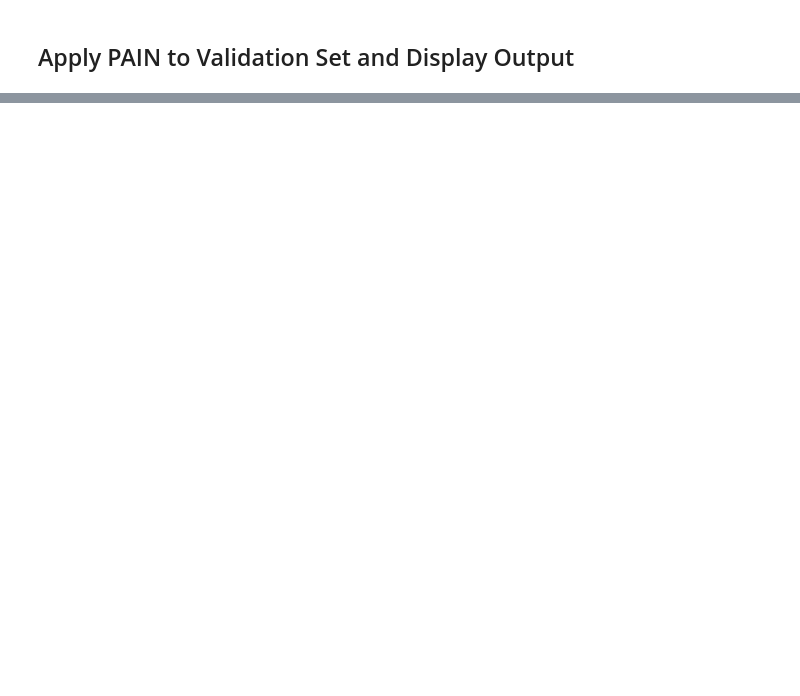
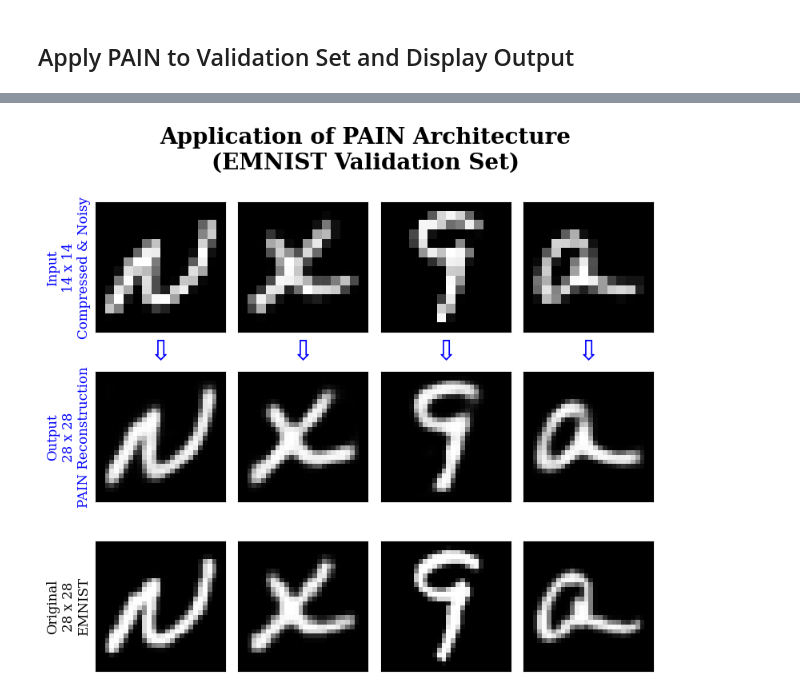
Before and after one commit to FS-CodeBase/Deep-Learning-Architectures-for-CompressedNoisy-Image-Signal-Recovery, a Jupyter notebook: pain_emnist_tf.ipynb, the cells around one changed output, grey strips where cells are left out. Saved outputs shown, nothing was run; the diff lists cells and outputs as text; code cells hidden in the pictures; blank space fills up the shorter version.

```diff
--- a/pain_emnist_tf.ipynb
+++ b/pain_emnist_tf.ipynb
@@ -291,4 +351,4 @@ plt.show()
 ## Apply PAIN to Validation Set and Display Output
 # %%
 # Apply PAIN to all validation data inputs
-pred_valid_out = PAIN.predict(noisy_valid)
+pred_valid_out = PAIN.predict(noisy_valid[0:100])
@@ -298,37 +360,41 @@ fig, axes = plt.subplots(3, 4, figsize=(9, 8))
 axes      = axes.flatten()
 
 # Add title
-fig.suptitle('Application of PAIN Architecture\n(Validation Set)',fontsize=20,fontweight='bold', fontfamily='serif')
+fig.suptitle('Application of PAIN Architecture\n(EMNIST Validation Set)',fontsize=20,fontweight='bold', fontfamily='serif')
 
 # Shift window through validation dataset
 sft_idx = 0
 
 # Plot noisy and decompressed realizations in each subplot
 for idx in range(4):
     # Plot noisy
     axes[idx].imshow(noisy_valid[idx+sft_idx].reshape(cmp_dim,cmp_dim),cmap='gray')
     axes[idx].set_xticks([]) # Remove xticklabels
     axes[idx].set_yticks([]) # Remove yticklabels
     axes[idx].set_xlabel('⇩',fontdict={'fontsize': 25, 'fontweight': 'bold', 'fontfamily': 'serif', 'color':'blue'})
 
     # Plot decompressed with PAIN
     axes[idx+4].imshow(pred_valid_out[idx+sft_idx].reshape(28,28),cmap='gray')
     axes[idx+4].set_xticks([]) # Remove xticklabels
     axes[idx+4].set_yticks([]) # Remove yticklabels
 
     # Plot original
     axes[idx+8].imshow(clean_valid[idx+sft_idx].reshape(28,28),cmap='gray')
     axes[idx+8].set_xticks([]) # Remove xticklabels
     axes[idx+8].set_yticks([]) # Remove yticklabels
 
 # Set ylables
-# axes[0].set_ylabel(f'{cmp_dim} x {cmp_dim}\n(Pre-Input)\nCompressed',fontdict={'fontsize': 12, 'fontfamily': 'serif'})
-axes[0].set_ylabel(f'{cmp_dim} x {cmp_dim}\n(Input)\nCompressed & Noisy',fontdict={'fontsize': 12, 'fontfamily': 'serif', 'color':'blue'})
-axes[4].set_ylabel('28 x 28\n(Output)\nPAIN Reconstruction',fontdict={'fontsize': 12, 'fontfamily': 'serif', 'color':'blue'})
-axes[8].set_ylabel('28 x 28\n(Original)\nEMNIST',fontdict={'fontsize': 12, 'fontfamily': 'serif'})
+axes[0].set_ylabel(f'Input\n{cmp_dim} x {cmp_dim}\nCompressed & Noisy',fontdict={'fontsize': 12, 'fontfamily': 'serif', 'color':'blue'})
+axes[4].set_ylabel(f'Output\n{out_dim} x {out_dim}\nPAIN Reconstruction',fontdict={'fontsize': 12, 'fontfamily': 'serif', 'color':'blue'})
+axes[8].set_ylabel(f'Original\n{out_dim} x {out_dim}\nEMNIST',fontdict={'fontsize': 12, 'fontfamily': 'serif'})
 
 # Adjust layout to decrease padding between subplots
 plt.subplots_adjust(wspace=0.1, hspace=0.1)
 
+# Save results
+plt.savefig(f'{imdir}/{imfile}_{cmp_dim}x{cmp_dim}_valid_PAIN.png')
+
 # Display the figure
 plt.show()
+# %% [output]
+[figure, added]
```
Also changed, not shown: parts of 9 cells of this notebook, 3 other files.
